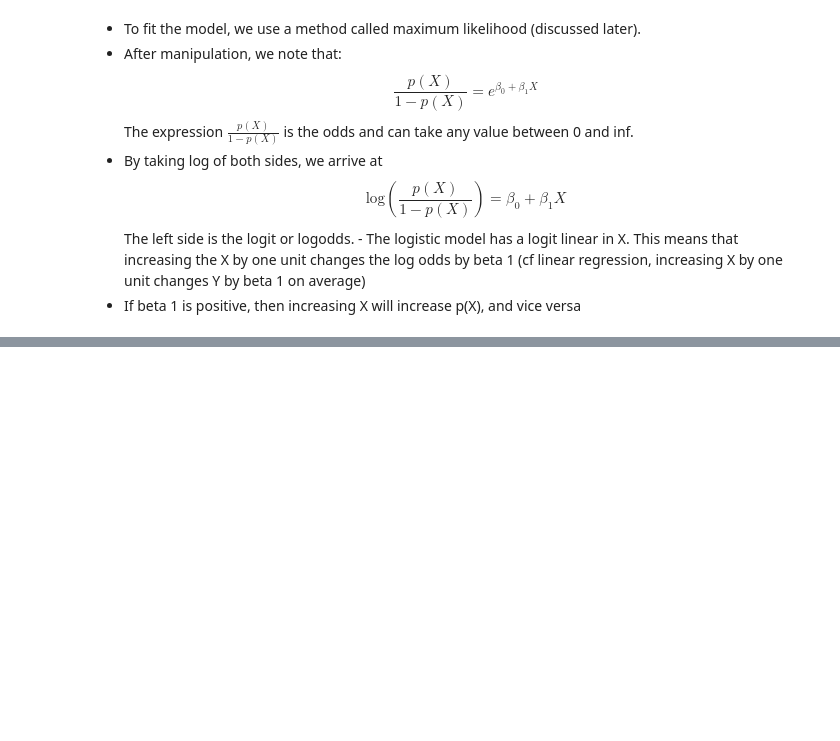
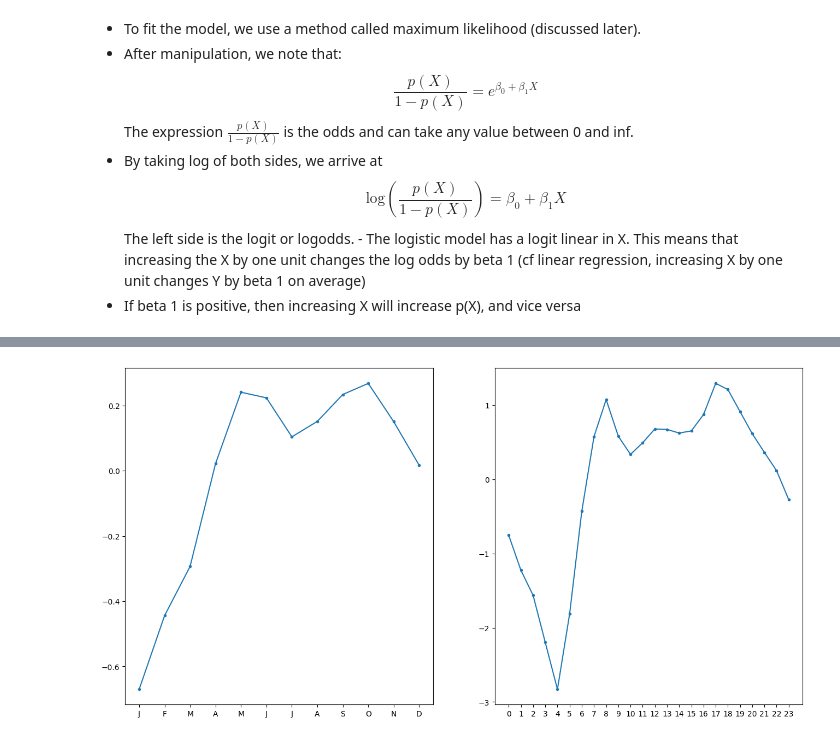
Before and after one commit to AlexBulloso/Notes-on-Stats-and-AI, a Jupyter notebook: Data Science/ISL in Python and R/Ch4-Classification.ipynb, the cells around one changed output, grey strips where cells are left out. Cells and saved outputs as stored; diff of their text form; code cells hidden in the pictures; blank space fills up the shorter version.

```diff
--- a/Data Science/ISL in Python and R/Ch4-Classification.ipynb
+++ b/Data Science/ISL in Python and R/Ch4-Classification.ipynb
@@ -66,0 +917,20 @@ This estimates $\hat{\beta_0}$ and $\hat{\beta_1}$ to maximise the function.
+# %%
+# Poisson Regression
+
+M_pois = sm.GLM(Y, X2, family=sm.families.Poisson()).fit()
+S_pois = summarize(M_pois)
+coef_month = S_pois[S_pois.index.str.contains("mnth")]["coef"]
+coef_month = pd.concat([coef_month, pd.Series([-coef_month.sum()], index=["mnth[Dec]"])])
+coef_hrs = S_pois[S_pois.index.str.contains("hr")]["coef"]
+coef_hrs = pd.concat([coef_hrs, pd.Series([-coef_hrs.sum()],index=["hr[23]"])])
+
+fig_pois, (ax_month, ax_hr) = subplots(1,2, figsize=(16,8))
+ax_month.plot(x_month, coef_month, marker=".")
+ax_month.set_xticks(x_month)
+ax_month.set_xticklabels(l[5] for l in coef_month.index)
+
+ax_hr.plot(x_hr, coef_hrs, marker=".")
+ax_hr.set_xticks(x_hr)
+ax_hr.set_xticklabels(np.arange(24));
+# %% [output]
+[figure, added]
```
Also changed, not shown: parts of 78 cells of this notebook, 2 other files.
